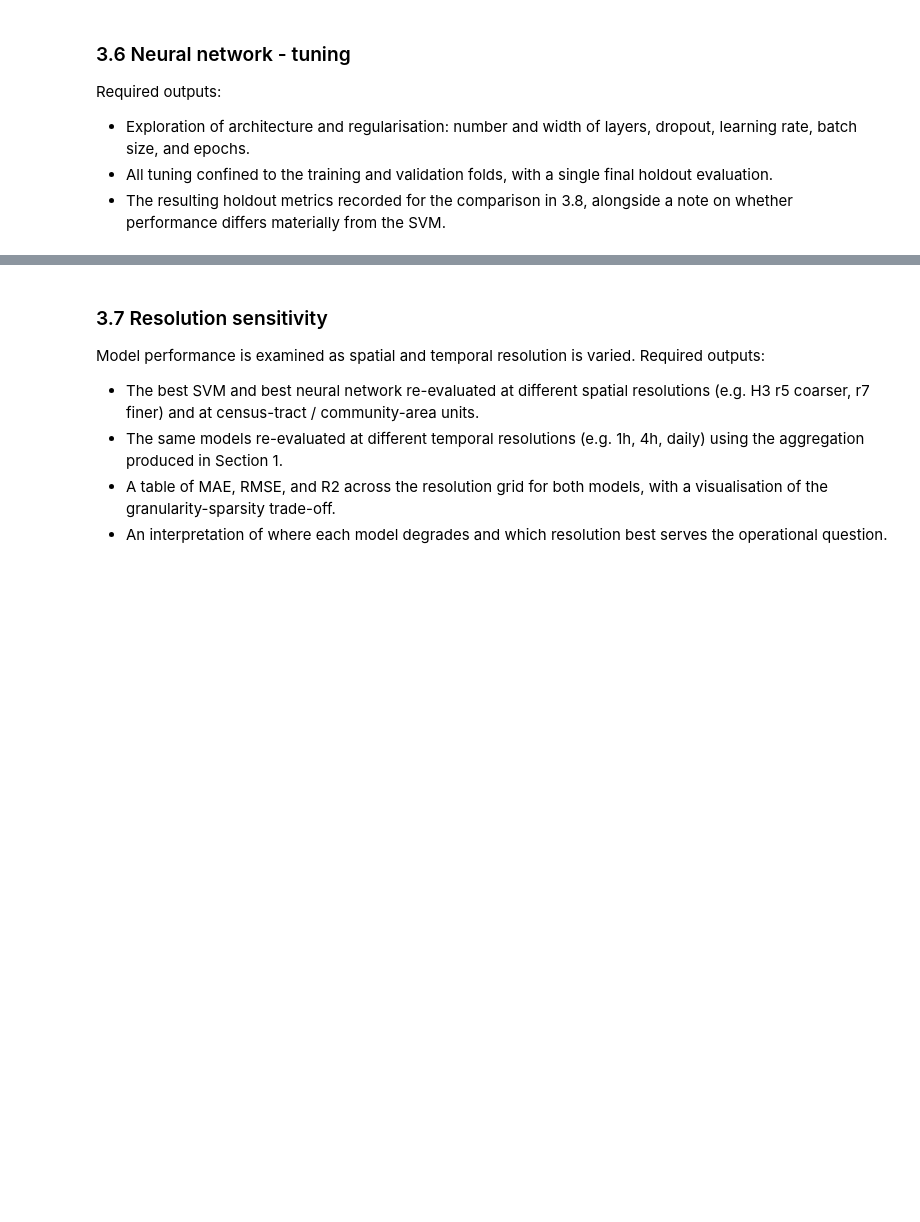
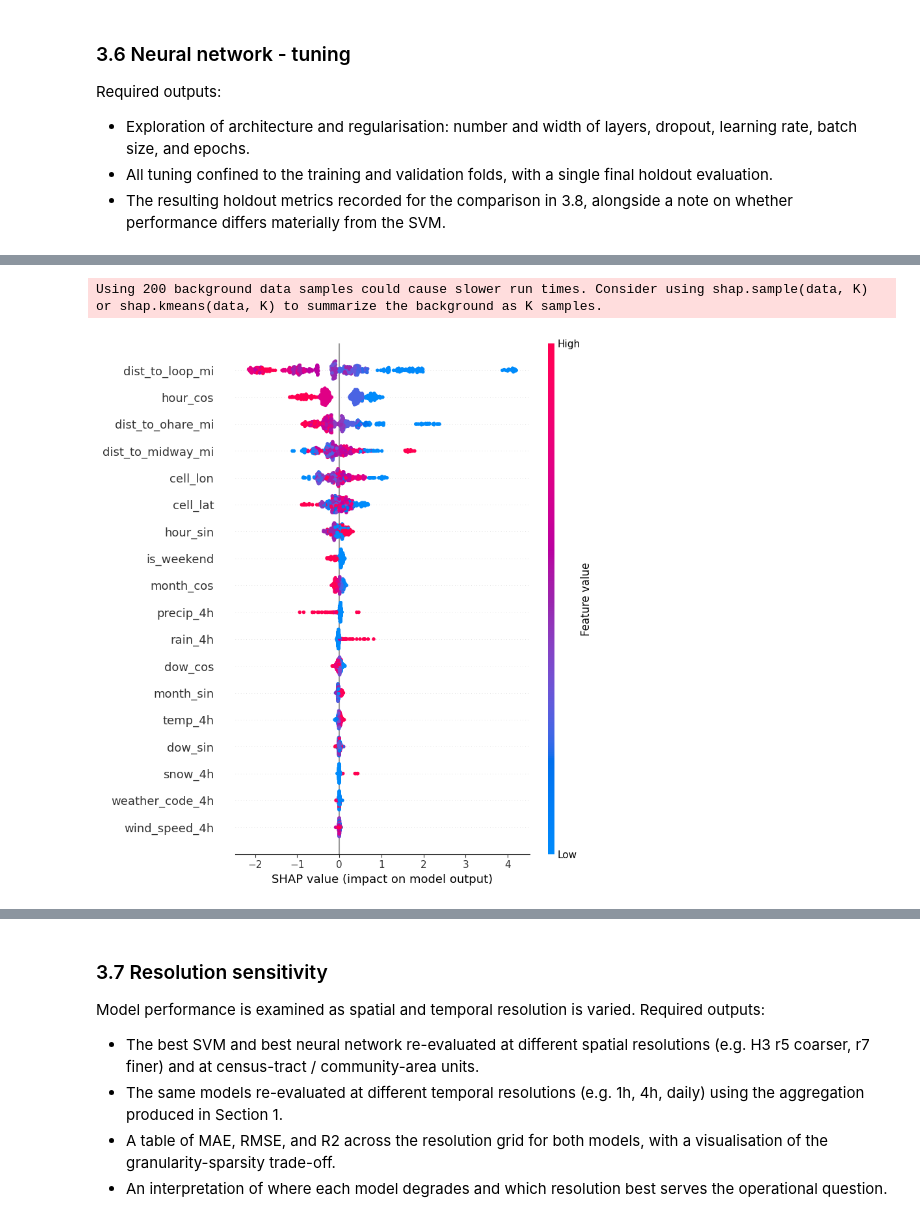
Before and after one commit to mariusmeurer/AAA-assignment, a Jupyter notebook: task3/Task3.ipynb, the cells around one changed output, grey strips where cells are left out. Saved outputs shown, nothing was run; the diff lists cells and outputs as text; code cells hidden in the pictures; blank space fills up the shorter version.

```diff
--- a/task3/Task3.ipynb
+++ b/task3/Task3.ipynb
@@ -598,0 +996,25 @@ Required outputs:
+# %%
+# Feature importance by SHAP values
+# SHAP values measure the contribution of each feature to the model's predictions, allowing us to identify which features are most influential in driving demand predictions. This can provide insights into the factors that affect taxi demand and help us understand the model's behavior.
+
+
+# Step 1: get the scaler and model from the best estimator's pipeline
+scaler = best_est.regressor_.named_steps["scaler"]
+model  = best_est.regressor_.named_steps["model"]
+
+# Step 2: scale the data
+X_dev_scaled = scaler.transform(X_dev)
+
+# Step 3: use KernelExplainer with a small background sample
+background   = shap.sample(X_dev_scaled, 200, random_state=RANDOM_STATE)
+explainer    = shap.KernelExplainer(model.predict, background)
+
+
+# Step 4: explain a sample (full X_dev is too slow)
+X_explain    = shap.sample(X_dev_scaled, 500, random_state=RANDOM_STATE)
+shap_values  = explainer.shap_values(X_explain, silent=True, l1_reg=0)
+
+shap.summary_plot(shap_values, X_explain, feature_names=feature_names)
+# %% [output]
+Using 200 background data samples could cause slower run times. Consider using shap.sample(data, K) or shap.kmeans(data, K) to summarize the background as K samples.
+[figure, added]
```
Also changed, not shown: parts of 19 cells of this notebook, 2 other files.
